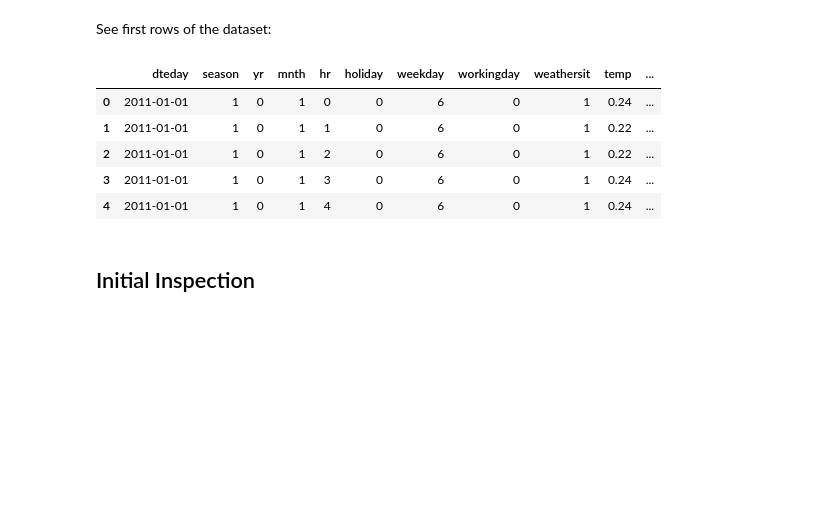
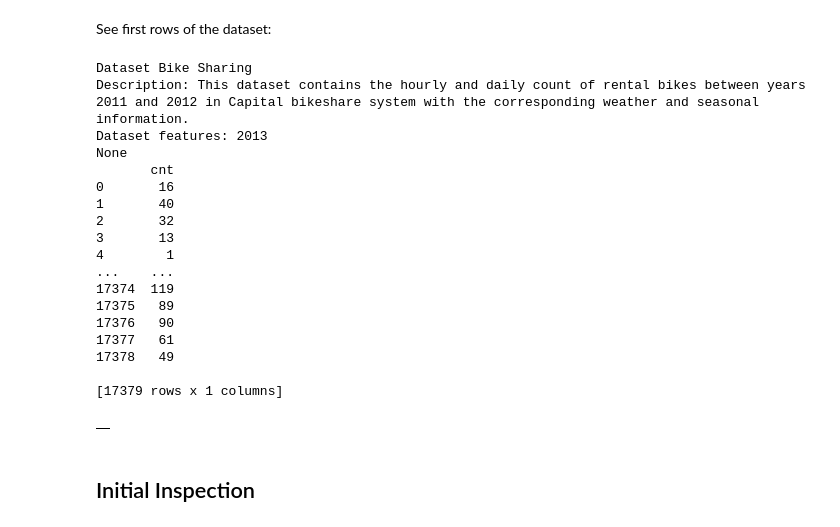
Before and after one commit to DominikKysel/DM-Project, a Jupyter notebook: bike_sharing_cleaning_and_vectors.ipynb, the cells around one changed output. Cells and saved outputs as stored; diff of their text form; code cells hidden in the pictures; blank space fills up the shorter version.

```diff
--- a/bike_sharing_cleaning_and_vectors.ipynb
+++ b/bike_sharing_cleaning_and_vectors.ipynb
@@ -16,23 +16,41 @@ See first rows of the dataset:
 # %%
 
 # fetch dataset
 # dataset url https://archive.ics.uci.edu/dataset/275/bike+sharing+dataset
 
 bike_sharing = fetch_ucirepo(id=275)
 
+print(f"Dataset {bike_sharing.metadata['name']}")
+print(f"Description: {bike_sharing.metadata['abstract']}")
+print(f"Created {bike_sharing.metadata['year_of_dataset_creation']}")
 # data
-X = bike_sharing.data.features
+X = bike_sharing.data.other
+print(X)
 y = bike_sharing.data.targets
+print(y)
 
 df = pd.DataFrame(X, columns=bike_sharing.data.feature_names)
 df.head()
 # %% [output]
+Dataset Bike Sharing
+Description: This dataset contains the hourly and daily count of rental bikes between years 2011 and 2012 in Capital bikeshare system with the corresponding weather and seasonal information.
+Dataset features: 2013
+None
+       cnt
+0       16
+1       40
+2       32
+3       13
+4        1
+...    ...
+17374  119
+17375   89
+17376   90
+17377   61
+17378   49
+
+[17379 rows x 1 columns]
-|  | dteday | season | yr | mnth | hr | holiday | weekday | workingday | weathersit | temp | ... |
-| 0 | 2011-01-01 | 1 | 0 | 1 | 0 | 0 | 6 | 0 | 1 | 0.24 | ... |
-| 1 | 2011-01-01 | 1 | 0 | 1 | 1 | 0 | 6 | 0 | 1 | 0.22 | ... |
-| 2 | 2011-01-01 | 1 | 0 | 1 | 2 | 0 | 6 | 0 | 1 | 0.22 | ... |
-| 3 | 2011-01-01 | 1 | 0 | 1 | 3 | 0 | 6 | 0 | 1 | 0.24 | ... |
-| 4 | 2011-01-01 | 1 | 0 | 1 | 4 | 0 | 6 | 0 | 1 | 0.24 | ... |
+|  |
 # %% [markdown]
 ## Initial Inspection
 # %% [markdown]
```
Also changed, not shown: parts of 6 cells of this notebook.
